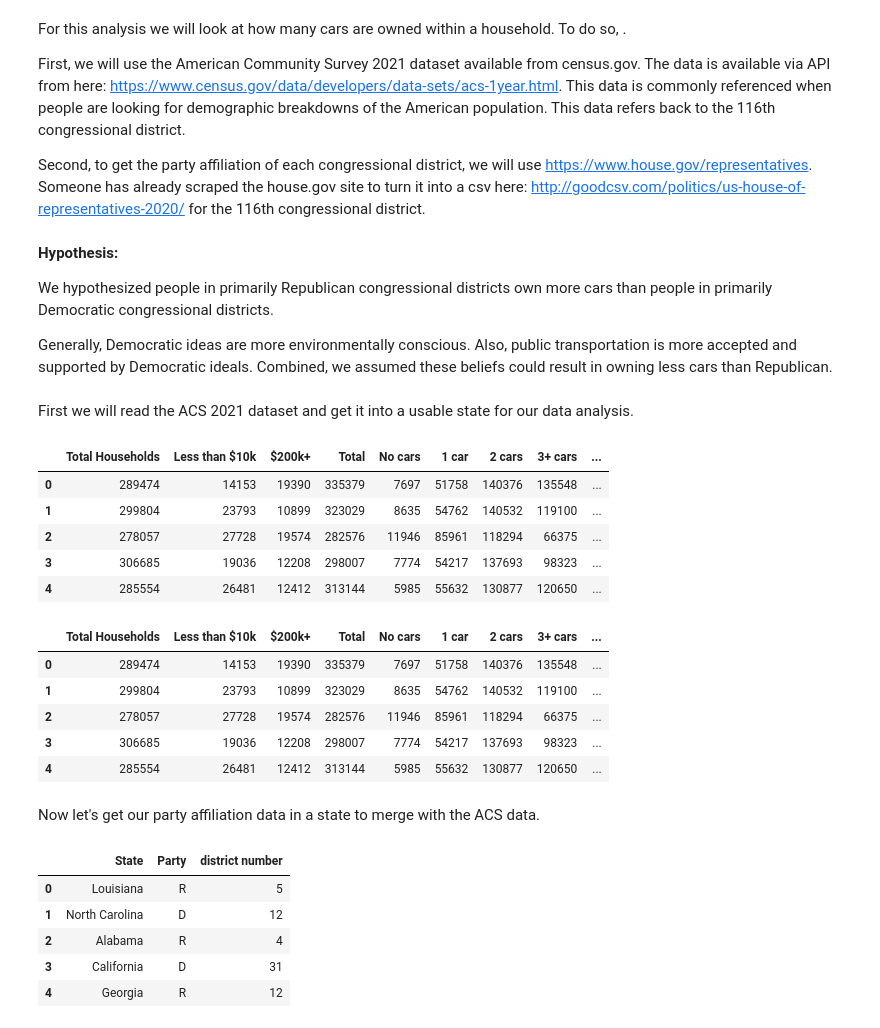
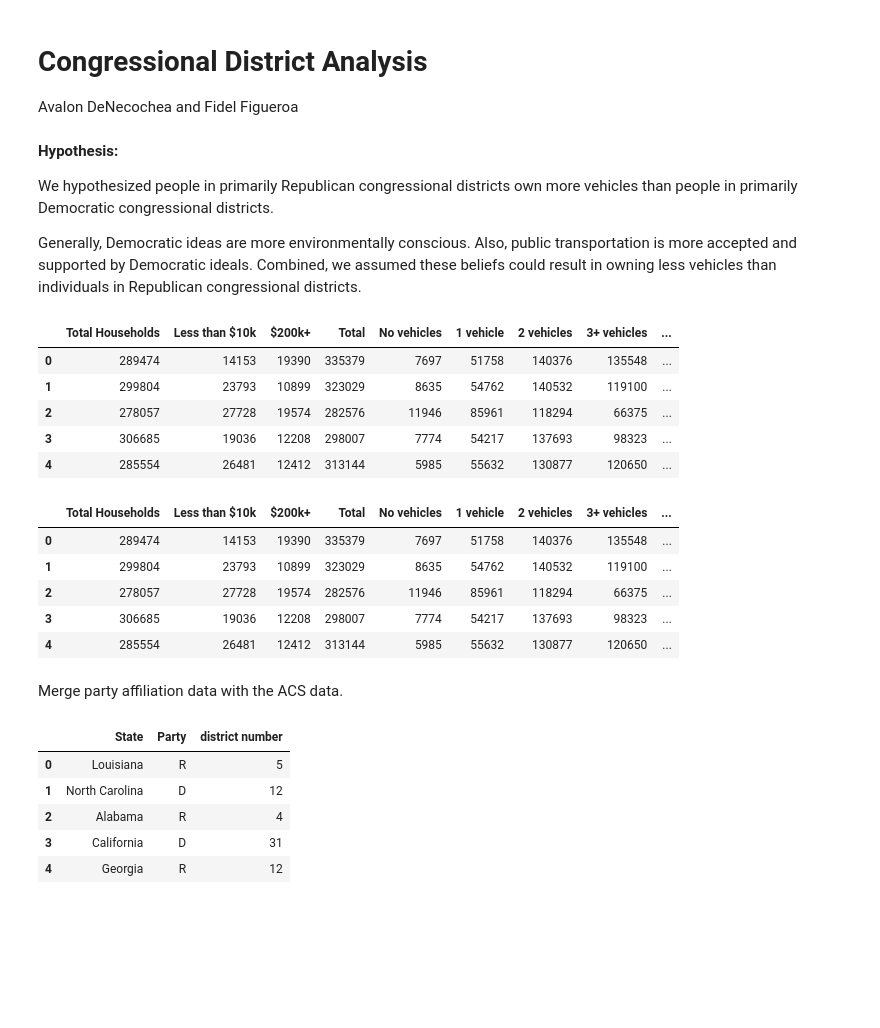
Before and after one commit to Avalon-DeNecochea/congressionalNotebook, a Jupyter notebook: Project_1.ipynb, the cells around one changed output. Saved outputs shown, nothing was run; the diff lists cells and outputs as text; code cells hidden in the pictures; blank space fills up the shorter version.

```diff
--- a/Project_1.ipynb
+++ b/Project_1.ipynb
@@ -1,11 +1,9 @@
 # %% [markdown]
 <a href="https://colab.research.google.com/github/Avalon-DeNecochea/congressionalNotebook/blob/main/Project_1.ipynb" target="_parent"><img src="https://colab.research.google.com/assets/colab-badge.svg" alt="Open In Colab"/></a>
-# %% [markdown]
-For this analysis we will look at how many cars are owned within a household. To do so,  .
-
-First, we will use the American Community Survey 2021 dataset available from census.gov. The data is available via API from here: https://www.census.gov/data/developers/data-sets/acs-1year.html. This data is commonly referenced when people are looking for demographic breakdowns of the American population. This data refers back to the 116th congressional district.
-
-Second, to get the party affiliation of each congressional district, we will use https://www.house.gov/representatives. Someone has already scraped the house.gov site to turn it into a csv here: http://goodcsv.com/politics/us-house-of-representatives-2020/ for the 116th congressional district.
+# %% [markdown]
+# **Congressional District Analysis**
+
+Avalon DeNecochea and Fidel Figueroa
 # %%
 # first some initial setup of libraries we will be using
 import pandas as pd # this is the main library used in python for manipulating data.
@@ -15,40 +13,38 @@ import matplotlib.pyplot as plt # visualization library we will use that integra
 # %% [markdown]
 **Hypothesis:**
 
-We hypothesized people in primarily Republican congressional districts own more cars than people in primarily Democratic congressional districts.
+We hypothesized people in primarily Republican congressional districts own more vehicles than people in primarily Democratic congressional districts.
 
-Generally, Democratic ideas are more environmentally conscious. Also, public transportation is more accepted and supported by Democratic ideals. Combined, we assumed these beliefs could result in owning less cars than Republican.
+Generally, Democratic ideas are more environmentally conscious. Also, public transportation is more accepted and supported by Democratic ideals. Combined, we assumed these beliefs could result in owning less vehicles than individuals in Republican congressional districts.
-# %% [markdown]
-First we will read the ACS 2021 dataset and get it into a usable state for our data analysis.
 # %%
 # We are reading in the data we want from ACS 2021. The API returns json data. Try copy and pasting the link yourself in a browser to see what the raw data looks like.
 url="https://api.census.gov/data/2021/acs/acs1?get=NAME,B19001_001E,B19001_002E,B19001_017E,B08141_001E,B08141_002E,B08141_003E,B08141_004E,B08141_005E&for=congressional%20district:*&in=state:*"
 
 # store the response of URL
 response = urlopen(url)
 
 # storing the JSON response from url in data
 data_json = json.loads(response.read())
 data_json.pop(0) # the first row of data is header information which we don't need, so pop removes that from the dataset.
 
 # Hand populate the columns based on the variable descriptions census.gov documents here: https://api.census.gov/data/2021/acs/acs1/variables.html. Note they correspond back to the variable names I included in the URL above.
-cols = ['District Name','Total Households','Less than $10k', '$200k+', 'Total', 'No cars', '1 car', '2 cars', '3+ cars', 'State code', 'district number']
+cols = ['District Name','Total Households','Less than $10k', '$200k+', 'Total', 'No vehicles', '1 vehicle', '2 vehicles', '3+ vehicles', 'State code', 'district number']
 
 acs_df = pd.DataFrame(data_json, columns = cols)
 
 # time to do some basic cleanup of the data. We will need to extract the district number and state in a regular format so we can later join with the party data.
 acs_df[['District', 'State']] = acs_df['District Name'].str.split(',', expand=True)
 acs_df['district number'] = pd.to_numeric(acs_df['district number'])
 
 acs_df['State'] = acs_df['State'].str.strip()
 
 # Let's just keep the columns we need
-acs_df = acs_df[['Total Households', 'Less than $10k', "$200k+", 'Total', 'No cars', '1 car', '2 cars', '3+ cars','district number', 'State']]
+acs_df = acs_df[['Total Households', 'Less than $10k', "$200k+", 'Total', 'No vehicles', '1 vehicle', '2 vehicles', '3+ vehicles','district number', 'State']]
 
 # take a look at the top results in the dataset
 acs_df.head()
 # %% [output]
-|  | Total Households | Less than $10k | $200k+ | Total | No cars | 1 car | 2 cars | 3+ cars | ... |
+|  | Total Households | Less than $10k | $200k+ | Total | No vehicles | 1 vehicle | 2 vehicles | 3+ vehicles | ... |
 | 0 | 289474 | 14153 | 19390 | 335379 | 7697 | 51758 | 140376 | 135548 | ... |
 | 1 | 299804 | 23793 | 10899 | 323029 | 8635 | 54762 | 140532 | 119100 | ... |
 | 2 | 278057 | 27728 | 19574 | 282576 | 11946 | 85961 | 118294 | 66375 | ... |
@@ -61,31 +57,31 @@ acs_df["Total Households"] = pd.to_numeric(acs_df["Total Households"])
 acs_df["Less than $10k"] = pd.to_numeric(acs_df["Less than $10k"])
 acs_df['$200k+'] = pd.to_numeric(acs_df['$200k+'])
 acs_df['Total'] = pd.to_numeric(acs_df['Total'])
-acs_df['No cars'] = pd.to_numeric(acs_df['No cars'])
-acs_df['1 car'] = pd.to_numeric(acs_df['1 car'])
-acs_df['2 cars'] = pd.to_numeric(acs_df['2 cars'])
-acs_df['3+ cars'] = pd.to_numeric(acs_df['3+ cars'])
+acs_df['No vehicles'] = pd.to_numeric(acs_df['No vehicles'])
+acs_df['1 vehicle'] = pd.to_numeric(acs_df['1 vehicle'])
+acs_df['2 vehicles'] = pd.to_numeric(acs_df['2 vehicles'])
+acs_df['3+ vehicles'] = pd.to_numeric(acs_df['3+ vehicles'])
 
 # Compute some new columns based on the existing columns for later visualization
 acs_df['% of households over $200k'] = (100*acs_df['$200k+'])/acs_df['Total Households']
 acs_df['% of households less than $10k'] = (100*acs_df['Less than $10k'])/acs_df['Total Households']
-acs_df['% owning no cars'] = (100*acs_df['No cars'])/acs_df['Total']
-acs_df['% owning 1 car'] = (100*acs_df['1 car'])/acs_df['Total']
-acs_df['% owning 2 cars'] = (100*acs_df['2 cars'])/acs_df['Total']
-acs_df['% owning 3+ cars'] = (100*acs_df['3+ cars'])/acs_df['Total']
+acs_df['% owning no vehicles'] = (100*acs_df['No vehicles'])/acs_df['Total']
+acs_df['% owning 1 vehicle'] = (100*acs_df['1 vehicle'])/acs_df['Total']
+acs_df['% owning 2 vehicles'] = (100*acs_df['2 vehicles'])/acs_df['Total']
+acs_df['% owning 3+ vehicles'] = (100*acs_df['3+ vehicles'])/acs_df['Total']
 
 
 # now let's look at the data again
 acs_df.head()
 # %% [output]
-|  | Total Households | Less than $10k | $200k+ | Total | No cars | 1 car | 2 cars | 3+ cars | ... |
+|  | Total Households | Less than $10k | $200k+ | Total | No vehicles | 1 vehicle | 2 vehicles | 3+ vehicles | ... |
 | 0 | 289474 | 14153 | 19390 | 335379 | 7697 | 51758 | 140376 | 135548 | ... |
 | 1 | 299804 | 23793 | 10899 | 323029 | 8635 | 54762 | 140532 | 119100 | ... |
 | 2 | 278057 | 27728 | 19574 | 282576 | 11946 | 85961 | 118294 | 66375 | ... |
 | 3 | 306685 | 19036 | 12208 | 298007 | 7774 | 54217 | 137693 | 98323 | ... |
 | 4 | 285554 | 26481 | 12412 | 313144 | 5985 | 55632 | 130877 | 120650 | ... |
 # %% [markdown]
-Now let's get our party affiliation data in a state to merge with the ACS data.
+Merge party affiliation data with the ACS data.
 # %%
 # read from the congressional data and put into a pandas dataframe
 party_df = pd.read_csv("http://goodcsv.com/wp-content/uploads/2020/08/us-house-of-representatives-2020.csv", encoding = "ISO-8859-1")
```
Also changed, not shown: parts of 18 cells of this notebook.
